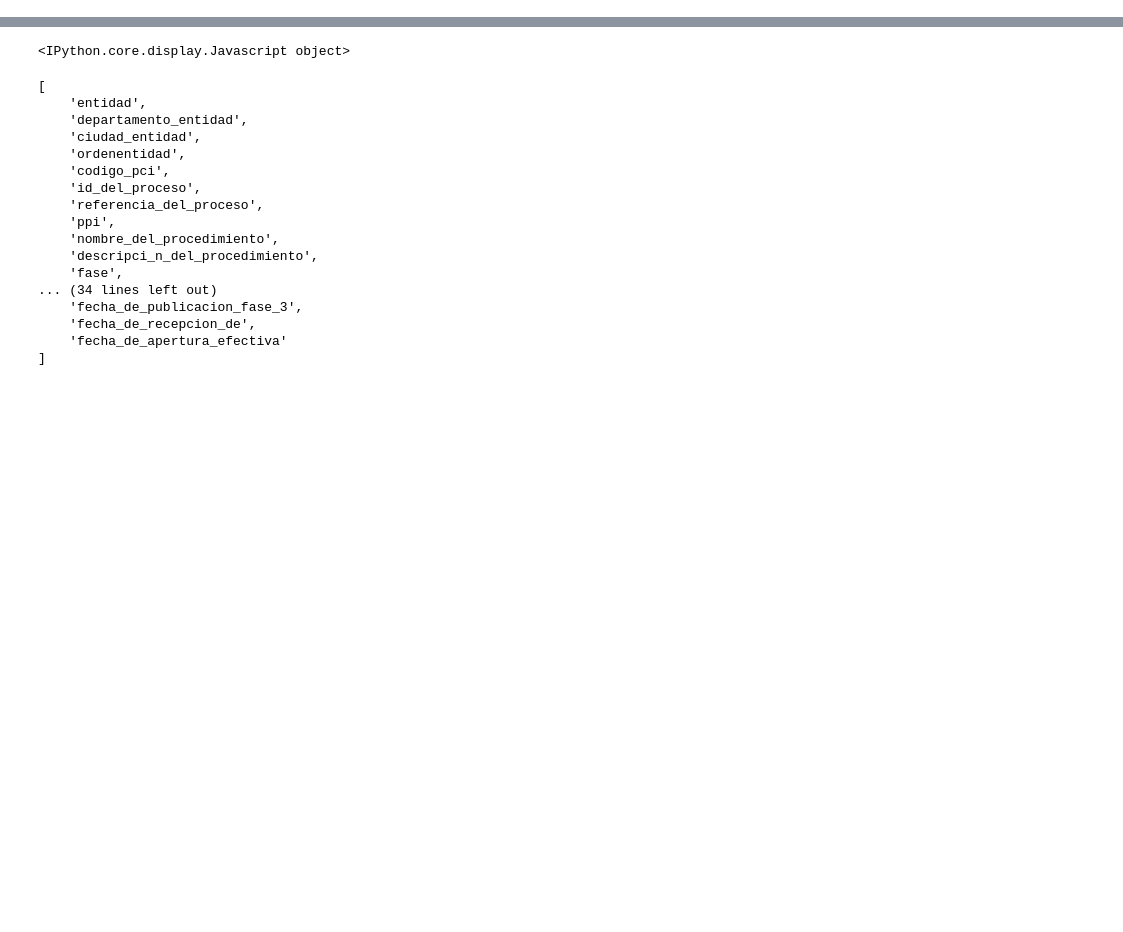
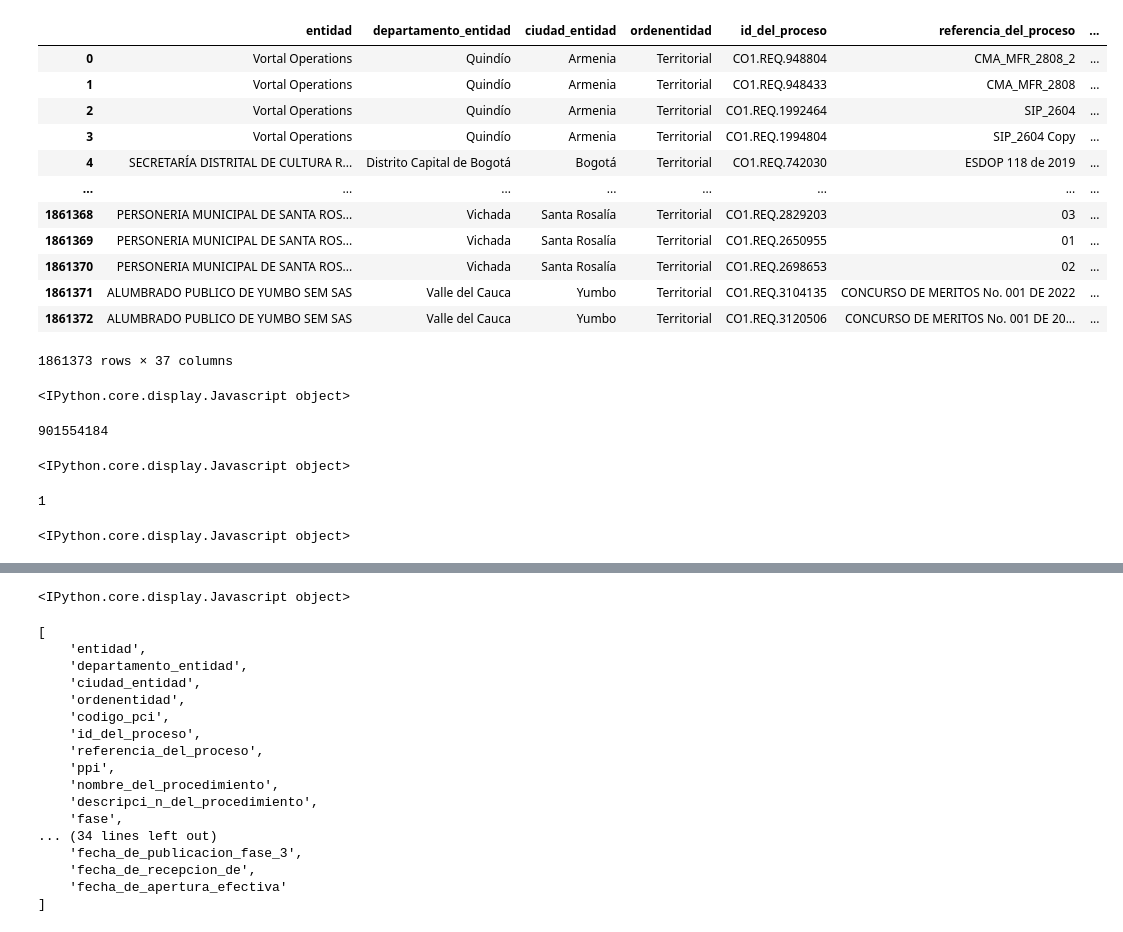
Before and after one commit to jcazuero94/PublicContractingColombia, a Jupyter notebook: notebooks/Exploration/CleanSecop2.ipynb, the cells around one changed output, grey strips where cells are left out. Saved outputs shown, nothing was run; the diff lists cells and outputs as text; code cells hidden in the pictures; blank space fills up the shorter version.

```diff
--- a/notebooks/Exploration/CleanSecop2.ipynb
+++ b/notebooks/Exploration/CleanSecop2.ipynb
@@ -42,0 +233,27 @@ secop_2 = catalog.load("secop_2")
+# %%
+secop_2['entidad'].apply()
+# %% [output]
+|  | entidad | departamento_entidad | ciudad_entidad | ordenentidad | id_del_proceso | referencia_del_proceso | ... |
+| 0 | Vortal Operations | Quindío | Armenia | Territorial | CO1.REQ.948804 | CMA_MFR_2808_2 | ... |
+| 1 | Vortal Operations | Quindío | Armenia | Territorial | CO1.REQ.948433 | CMA_MFR_2808 | ... |
+| 2 | Vortal Operations | Quindío | Armenia | Territorial | CO1.REQ.1992464 | SIP_2604 | ... |
+| 3 | Vortal Operations | Quindío | Armenia | Territorial | CO1.REQ.1994804 | SIP_2604 Copy | ... |
+| 4 | SECRETARÍA DISTRITAL DE CULTURA R... | Distrito Capital de Bogotá | Bogotá | Territorial | CO1.REQ.742030 | ESDOP 118 de 2019 | ... |
+| ... | ... | ... | ... | ... | ... | ... | ... |
+| 1861368 | PERSONERIA MUNICIPAL DE SANTA ROS... | Vichada | Santa Rosalía | Territorial | CO1.REQ.2829203 | 03 | ... |
+| 1861369 | PERSONERIA MUNICIPAL DE SANTA ROS... | Vichada | Santa Rosalía | Territorial | CO1.REQ.2650955 | 01 | ... |
+| 1861370 | PERSONERIA MUNICIPAL DE SANTA ROS... | Vichada | Santa Rosalía | Territorial | CO1.REQ.2698653 | 02 | ... |
+| 1861371 | ALUMBRADO PUBLICO DE YUMBO SEM SAS | Valle del Cauca | Yumbo | Territorial | CO1.REQ.3104135 | CONCURSO DE MERITOS No. 001 DE 2022 | ... |
+| 1861372 | ALUMBRADO PUBLICO DE YUMBO SEM SAS | Valle del Cauca | Yumbo | Territorial | CO1.REQ.3120506 | CONCURSO DE MERITOS No. 001 DE 20... | ... |
+1861373 rows × 37 columns
+<IPython.core.display.Javascript object>
+# %%
+secop_2["nit_entidad"].max()
+# %% [output]
+901554184
+<IPython.core.display.Javascript object>
+# %%
+secop_2["nit_entidad"].min()
+# %% [output]
+1
+<IPython.core.display.Javascript object>
```
Also changed, not shown: parts of 34 cells of this notebook, 9 other files.
